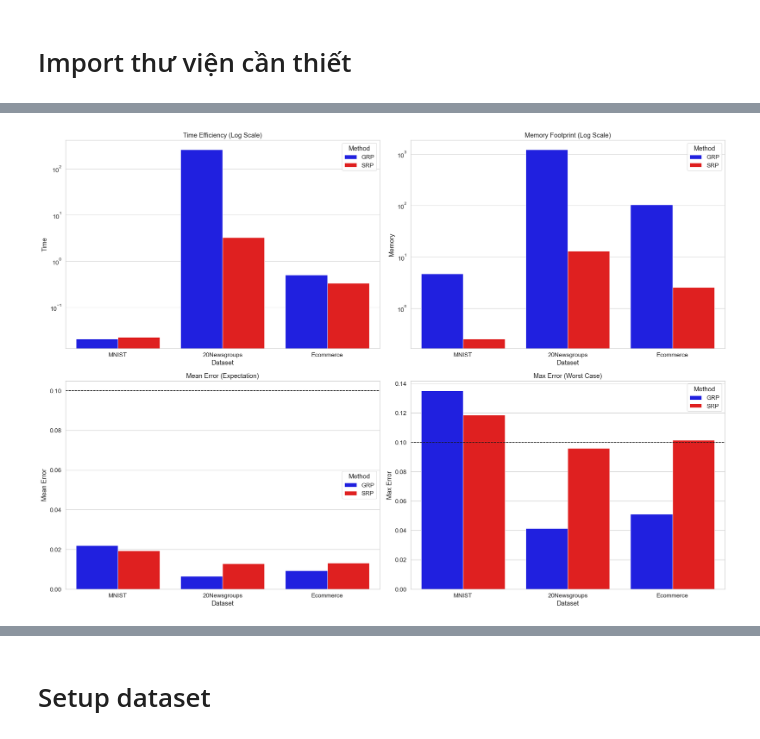
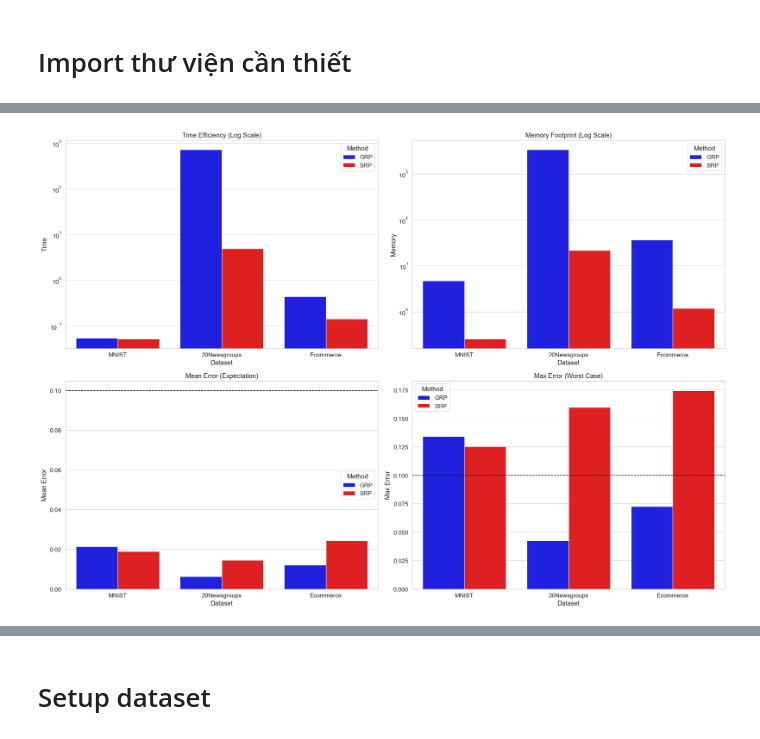
Before and after one commit to khoa26/Random-Projection-Gaussian-vs.-Sparse, a Jupyter notebook: Gausian_and_Sparse_random_Projection.ipynb, the cells around one changed output, grey strips where cells are left out. Drawn from its saved outputs; the diff is of its cells as text; code cells hidden in the pictures.

```diff
--- a/Gausian_and_Sparse_random_Projection.ipynb
+++ b/Gausian_and_Sparse_random_Projection.ipynb
@@ -20,7 +20,7 @@ from sklearn.feature_extraction.text import TfidfVectorizer
 from sklearn.datasets import load_files
 from sklearn.utils import shuffle
 
-# Tắt warning chiều dữ liệu để output sạch (logic đã được xử lý trong code)
+# Tắt warning chiều dữ liệu để output sạch
 warnings.filterwarnings("ignore")
 sns.set_theme(style="whitegrid", context="paper", font_scale=1.4)
 plt.rcParams['figure.figsize'] = (20, 10)
@@ -47,7 +47,7 @@ def estimate_ram(n_components, n_features, density, method="GRP"):
         return (nnz * 12 + (n_components + 1) * 4) / (1024**2)
 
 # ==========================================
-# 2. ROBUST LOADERS
+# 2. ROBUST LOADERS (IMPLEMENTATION SETUP 5.1)
 # ==========================================
 def safe_extract_tar(filepath, extract_path):
     if os.path.exists(extract_path): shutil.rmtree(extract_path)
@@ -56,15 +56,24 @@ def safe_extract_tar(filepath, extract_path):
         else: tar.extractall(path=extract_path)
 
 def load_mnist(filepath='mnist_in_csv.gz'):
+    """
+    5.1.1 Image Normalization: Min-Max scaling to [0, 1]
+    """
     print(f"\n[Loader] Loading MNIST...")
     try:
         df = pd.read_csv(filepath, compression='gzip')
+        # Normalize features: x_norm = x_raw / 255.0
         X = df.iloc[:, 1:].values.astype(np.float32) / 255.0
-        X = shuffle(X, random_state=42)[:3000] # Sample 3000 for Eval
+        X = shuffle(X, random_state=42)
         return X, "MNIST"
-    except: return None, None
+    except Exception as e:
+        print(f"Err MNIST: {e}")
+        return None, None
 
 def load_20news(filepath='20news-bydate.tar.gz'):
+    """
+    5.1.2 Text Vectorization: TF-IDF, min_df=2, no hard cap
+    """
     print(f"\n[Loader] Loading 20News...")
     extract_path = "./temp_20news_ul"
     try:
@@ -72,32 +81,46 @@ def load_20news(filepath='20news-bydate.tar.gz'):
         subdirs = [os.path.join(extract_path, d) for d in os.listdir(extract_path) if os.path.isdir(os.path.join(extract_path, d))]
         target_dir = next((d for d in subdirs if 'train' in d), subdirs[0])
         data = load_files(target_dir, encoding='latin1')
-        vectorizer = TfidfVectorizer(max_features=20000, stop_words='english')
+
+        # Exact setup: min_df=2, no max_features constraint
+        vectorizer = TfidfVectorizer(min_df=2, stop_words='english')
         X = vectorizer.fit_transform(data.data)
         return X, "20Newsgroups"
-    except: return None, None
+    except Exception as e:
+        print(f"Err 20News: {e}")
+        return None, None
 
 def load_ecommerce(filepath='ecommerce.gz'):
+    """
+    5.1.2 Text Vectorization: TF-IDF, max_features=10,000, drop missing
+    """
     print(f"\n[Loader] Loading Ecommerce...")
     try:
         df = pd.read_csv(filepath, compression='gzip', encoding='ISO-8859-1')
-        df = df.dropna(subset=['CustomerID'])
-        users = df['CustomerID'].astype('category'); items = df['StockCode'].astype('category')
-        row = users.cat.codes; col = items.cat.codes
-        data = np.ones(len(df))
-        X = sparse.csr_matrix((data, (row, col)), shape=(len(users.cat.categories), len(items.cat.categories)))
-        if X.shape[0] > 3000: X = X[:3000]
+
+        # Drop rows with missing descriptions
+        df = df.dropna(subset=['Description'])
+
+        # Exact setup: max_features=10,000
+        vectorizer = TfidfVectorizer(max_features=10000, stop_words='english')
+        X = vectorizer.fit_transform(df['Description'].astype(str))
+
         return X, "Ecommerce"
-    except: return None, None
+    except Exception as e:
+        print(f"Err Ecommerce: {e}")
+        return None, None
 
 # ==========================================
-# 3. EXPERIMENT ENGINES
+# 3. EXPERIMENT ENGINES (IMPLEMENTATION SETUP 5.2 & 5.4)
 # ==========================================
 def collect_errors(X_orig, X_proj):
+    # 5.2 Sparse Handling: Convert to dense ONLY before calculation
     if sparse.issparse(X_orig): X_orig = X_orig.toarray()
+
     d_orig = euclidean_distances(X_orig); d_proj = euclidean_distances(X_proj)
     idx = np.triu_indices(d_orig.shape[0], k=1)
     dist_o = d_orig[idx]; dist_p = d_proj[idx]
+
     valid = dist_o > 1e-6
     if np.sum(valid) == 0: return np.array([])
     return np.abs(dist_p[valid] / dist_o[valid] - 1.0)
@@ -107,27 +130,32 @@ def run_evaluation_suite(datasets):
     stats = []; scatter_data = {}
     eps = 0.1
 
+    # 5.2 Sampling Strategy: Limit N = 5,000
+    SAMPLE_SIZE = 5000
+
     for X, name in datasets:
         n, d = X.shape
-        # Dynamic k calculation based on JL Lemma
         k_jl = johnson_lindenstrauss_min_dim(n, eps=eps)
-        k = min(k_jl, d) # Cap k at d if dataset is small dimension
+        k = min(k_jl, d)
 
         print(f">>> Processing {name} (N={n}, d={d}) -> Calculated k={k}")
 
-        idx = np.random.choice(n, min(500, n), replace=False)
+        # Sampling
+        actual_sample = min(SAMPLE_SIZE, n)
+        idx = np.random.choice(n, actual_sample, replace=False)
         X_sample = X[idx]
 
         # 1. GRP
         t0 = time.time()
         grp = GaussianRandomProjection(n_components=k, random_state=42)
-        if name != "MNIST" and d > 5000: # Sim large sparse GRP
-            grp.fit(X[:200].toarray())
+        if d > 5000:
+            grp.fit(X[:200].toarray()) # Sim fitting time
             t_grp = (time.time() - t0) * (n/200)
             X_grp = grp.transform(X_sample.toarray() if sparse.issparse(X_sample) else X_sample)
         else:
             grp.fit(X); t_grp = time.time() - t0
             X_grp = grp.transform(X_sample.toarray() if sparse.issparse(X_sample) else X_sample)
+
         err_grp = collect_errors(X_sample, X_grp)
         mem_grp = estimate_ram(k, d, 1.0, "GRP")
 
@@ -138,7 +166,6 @@ def run_evaluation_suite(datasets):
         X_srp = srp.transform(X_sample)
         err_srp = collect_errors(X_sample, X_srp)
 
-        # Calculate actual density used by 'auto'
         actual_density = 1 / np.sqrt(d)
 
         stats.append({"Dataset": name, "Method": "GRP", "Time": t_grp, "Memory": mem_grp, "Mean Error": np.mean(err_grp), "Max Error": np.max(err_grp)})
@@ -150,6 +177,8 @@ def run_evaluation_suite(datasets):
 def run_ablation_suite(datasets):
     print("\n" + "="*50 + "\nPHASE 2: FULL ABLATION (Density, Convergence, Scalability)\n" + "="*50)
     eps = 0.1; delta = 0.05
+    # Use consistent sampling size for Ablation
+    ABLATION_SAMPLE = 2000
 
     # 1. Density (Ecommerce)
     print(">>> ABLATION 1: Density vs Theory (Ecommerce)")
@@ -157,7 +186,7 @@ def run_ablation_suite(datasets):
     try:
         X_ecom = [d[0] for d in datasets if d[1]=="Ecommerce"][0]
         n, d = X_ecom.shape
-        X_sample = X_ecom[:500]
+        X_sample = X_ecom[:ABLATION_SAMPLE]
         k_fixed = min(johnson_lindenstrauss_min_dim(n, eps=eps), d)
         densities = [0.002, 0.005, 0.01, 0.05, 0.1, 0.5, 1.0]
         for p in densities:
@@ -168,14 +197,14 @@ def run_ablation_suite(datasets):
             abl_dens.append({"Density": p, "Theory_m": m_theory, "Max Error": np.max(errs)})
     except: print("Skipping Ablation 1")
 
-    # 2. Convergence k (MNIST)
+    # 2. Convergence k (MNIST) - Implements 5.4 Projection Loop
     print(">>> ABLATION 2: Convergence of k (MNIST)")
     abl_conv = []
     try:
         X_mnist = [d[0] for d in datasets if d[1]=="MNIST"][0]
         d_mnist = X_mnist.shape[1]
         k_range = [k for k in [100, 200, 300, 500, 700] if k < d_mnist]
-        X_sample_m = X_mnist[:500]
+        X_sample_m = X_mnist[:ABLATION_SAMPLE]
         for k in k_range:
             grp = GaussianRandomProjection(n_components=k, random_state=42)
             grp.fit(X_sample_m)
@@ -185,12 +214,11 @@ def run_ablation_suite(datasets):
             abl_conv.append({"k": k, "Method": "SRP", "Max Error": np.max(collect_errors(X_sample_m, srp.transform(X_sample_m)))})
     except: print("Skipping Ablation 2")
 
-    # 3. Scalability N (20Newsgroups) - RESTORED
+    # 3. Scalability N (20Newsgroups)
     print(">>> ABLATION 3: Scalability (20Newsgroups)")
     abl_scale = []
     try:
         X_news = [d[0] for d in datasets if d[1]=="20Newsgroups"][0]
-        # Define range of N, ensuring we don't exceed dataset size
         max_n = X_news.shape[0]
         n_range = [n for n in [500, 1000, 2000, 4000, 8000, 10000] if n <= max_n]
         k_s = 396 # Fix k
@@ -222,8 +250,9 @@ def plot_full_report(df_res, scatter_data, df_dens, df_conv, df_scale):
     # 1. SCATTER PLOTS (Evaluation)
     for name, data in scatter_data.items():
         fig, axes = plt.subplots(1, 2, figsize=(20, 6), sharey=True)
-        idx_g = np.random.choice(len(data["GRP"]), min(2000, len(data["GRP"])), replace=False)
-        idx_s = np.random.choice(len(data["SRP"]), min(2000, len(data["SRP"])), replace=False)
+        viz_sample = min(2000, len(data["GRP"]))
+        idx_g = np.random.choice(len(data["GRP"]), viz_sample, replace=False)
+        idx_s = np.random.choice(len(data["SRP"]), viz_sample, replace=False)
 
         # GRP
         axes[0].scatter(np.arange(len(idx_g)), data["GRP"][idx_g], c='blue', alpha=0.4, s=15)
@@ -235,12 +264,9 @@ def plot_full_report(df_res, scatter_data, df_dens, df_conv, df_scale):
         axes[1].set_title(f"SRP on {name}", fontweight='bold', color='darkred')
         axes[1].axhline(0.1, c='green', ls='--', label='Target ε=0.1')
 
-        # Info Box displaying Parameters
         info = f"Dataset: {name}\nN={data['N']}, d={data['d']}\nCalculated k={data['k']}"
         fig.text(0.5, 0.92, info, ha='center', fontsize=12, bbox=dict(boxstyle="round", fc="white", ec="gray"))
-
-        plt.tight_layout(rect=[0, 0, 1, 0.88])
-        plt.show()
+        plt.tight_layout(rect=[0, 0, 1, 0.88]); plt.show()
 
     # 2. RESOURCES & ERRORS
     fig, axes = plt.subplots(2, 2, figsize=(20, 14))
@@ -259,7 +285,6 @@ def plot_full_report(df_res, scatter_data, df_dens, df_conv, df_scale):
     plt.tight_layout(); plt.show()
 
     # 3. ABLATION PLOTS
-    # 3.1 Density
     if not df_dens.empty:
         fig, ax1 = plt.subplots(figsize=(14, 7))
         ax1.set_xscale('log'); ax1.set_xlabel('Density (p)')
@@ -269,13 +294,11 @@ def plot_full_report(df_res, scatter_data, df_dens, df_conv, df_scale):
         ax2.plot(df_dens['Density'], df_dens['Max Error'], 'r-x', label='Max Error')
         plt.title("Ablation 1: Density vs Theory (Ecommerce)"); plt.show()
 
-    # 3.2 Convergence
     if not df_conv.empty:
         plt.figure(figsize=(14, 7))
         sns.lineplot(data=df_conv, x="k", y="Max Error", hue="Method", marker='o', palette=["blue", "red"])
         plt.title("Ablation 2: Convergence Rate (MNIST)"); plt.ylabel("Max Error"); plt.show()
 
-    # 3.3 Scalability
     if not df_scale.empty:
         plt.figure(figsize=(14, 7))
         sns.lineplot(data=df_scale, x="N", y="Time", hue="Method", marker='o', palette=["red", "blue"])
@@ -320 +343 @@ PHASE 2: FULL ABLATION (Density, Convergence, Scalability)
-[figure, old version]
+[figure, new version]
```
Also changed, not shown: parts of 1 cell of this notebook.
